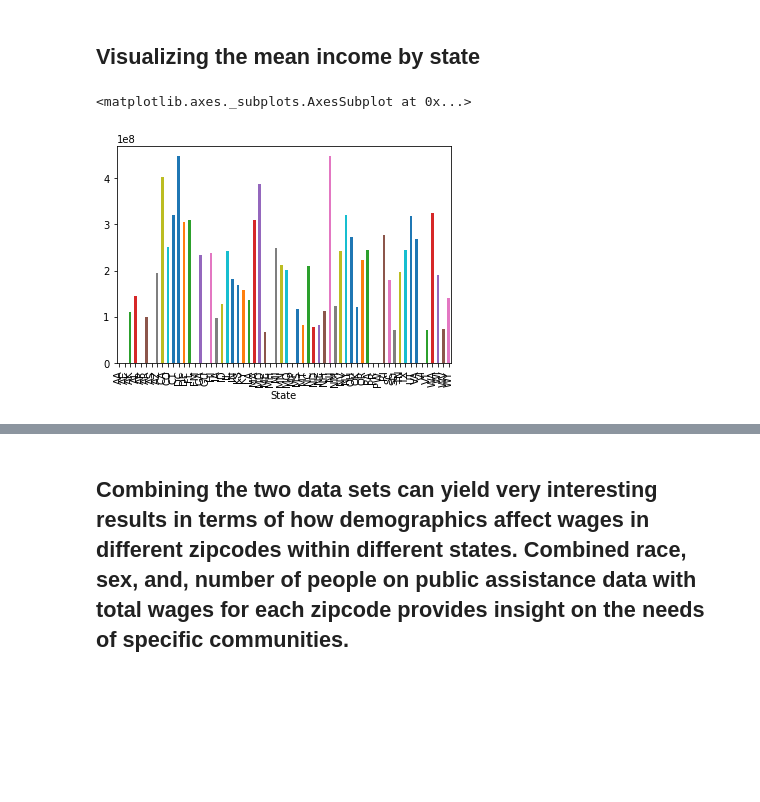
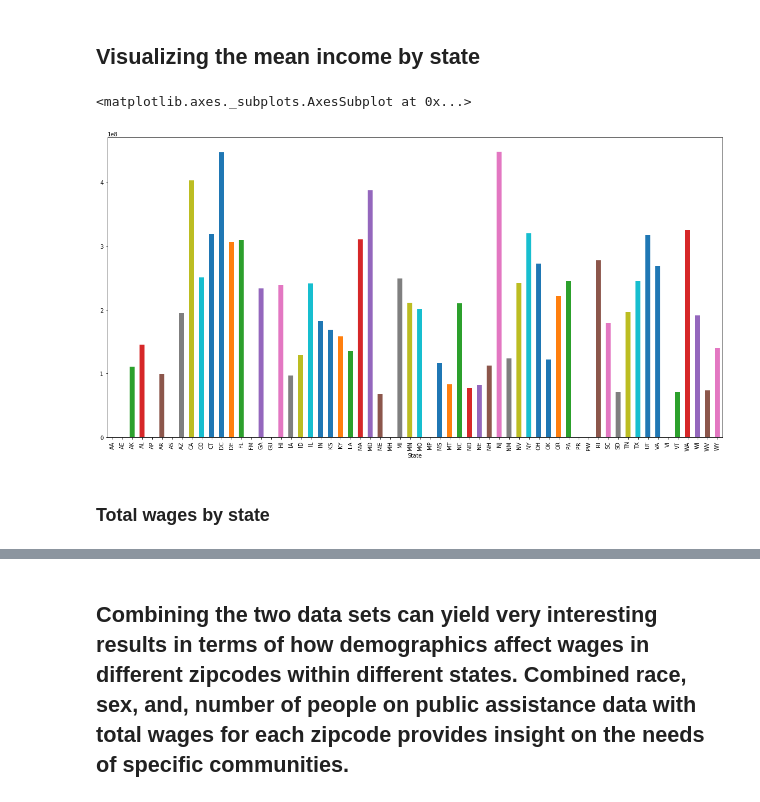
Before and after one commit to bisheranadani/EECS731-Census-Data, a Jupyter notebook: Project 1.ipynb, the cells around one changed output, grey strips where cells are left out. Drawn from its saved outputs; the diff is of its cells as text; code cells hidden in the pictures; blank space fills up the shorter version.

Commit message:
made some changes to the notebook visualizations

```diff
--- a/Project 1.ipynb
+++ b/Project 1.ipynb
@@ -58,7 +58,9 @@ wages_df.dropna()
 # %% [markdown]
 ## Visualizing the mean income by state
 # %%
-wages_df.groupby('State')['TotalWages'].mean().plot(kind='bar')
+wages_df.groupby('State')['TotalWages'].mean().plot(kind='bar', figsize=(20,10))
 # %% [output]
 <matplotlib.axes._subplots.AxesSubplot at 0x...>
-[figure, old version]
+[figure, new version]
+# %% [markdown]
+### Total wages by state
```
Also changed, not shown: parts of 16 cells of this notebook.
